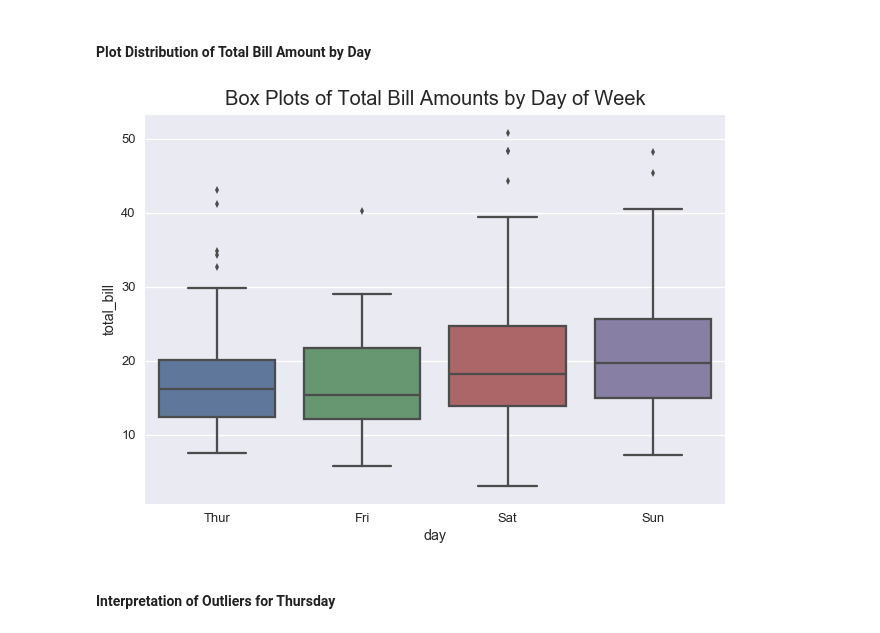
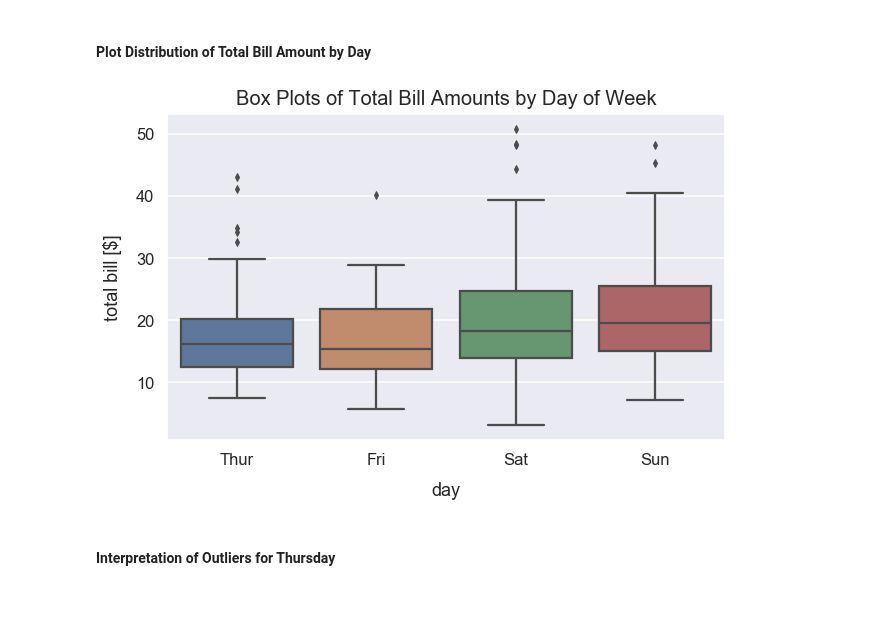
Before and after one commit to frieds/frieds.github.io, a Jupyter notebook: data-visualizations/when_use_box_plots.ipynb, the cells around one changed output. Saved outputs shown, nothing was run; the diff lists cells and outputs as text; code cells hidden in the pictures; blank space fills up the shorter version.

```diff
--- a/data-visualizations/when_use_box_plots.ipynb
+++ b/data-visualizations/when_use_box_plots.ipynb
@@ -34,3 +36,6 @@ import matplotlib.pyplot as plt
+# %%
+sns.set(rc={'figure.figsize':(10, 6)})
+sns.set_context("talk")
 # %% [markdown]
 ### Example: Resting Heart Rate (Pulse)
 # %% [markdown]
@@ -126,9 +133,11 @@ df_tips.sample(n=5)
 #### Plot Distribution of Total Bill Amount by Day
 # %%
 ax3 = sns.boxplot(x="day", y="total_bill", data=df_tips, saturation=0.6)
-ax3.axes.set_title("Box Plots of Total Bill Amounts by Day of Week", fontsize=20, y=1.01);
+ax3.axes.set_title("Box Plots of Total Bill Amounts by Day of Week", fontsize=20, y=1.01)
+plt.xlabel("day", labelpad=14)
+plt.ylabel("total bill [$]", labelpad=14);
 # %% [output]
-[figure, old version]
+[figure, new version]
 # %% [markdown]
 #### Interpretation of Outliers for Thursday
 # %% [markdown]
```
Also changed, not shown: parts of 5 cells of this notebook, 30 other files.
